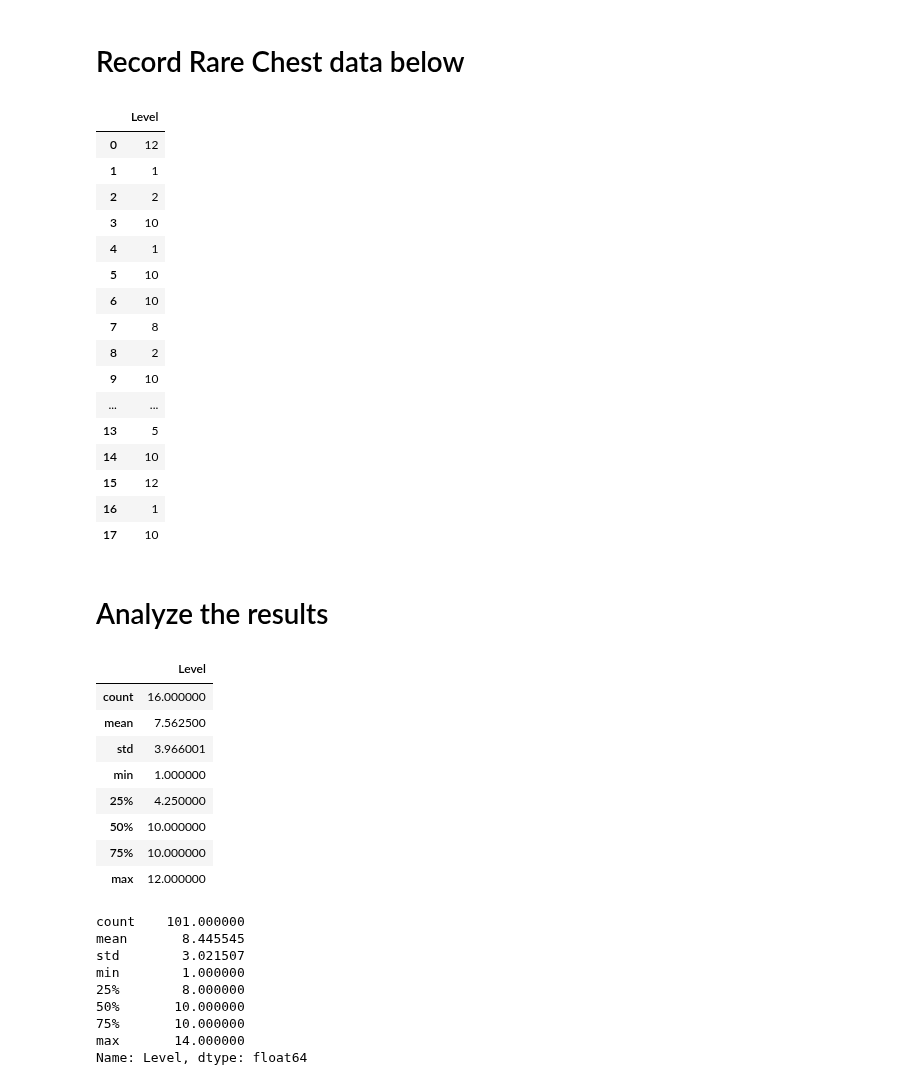
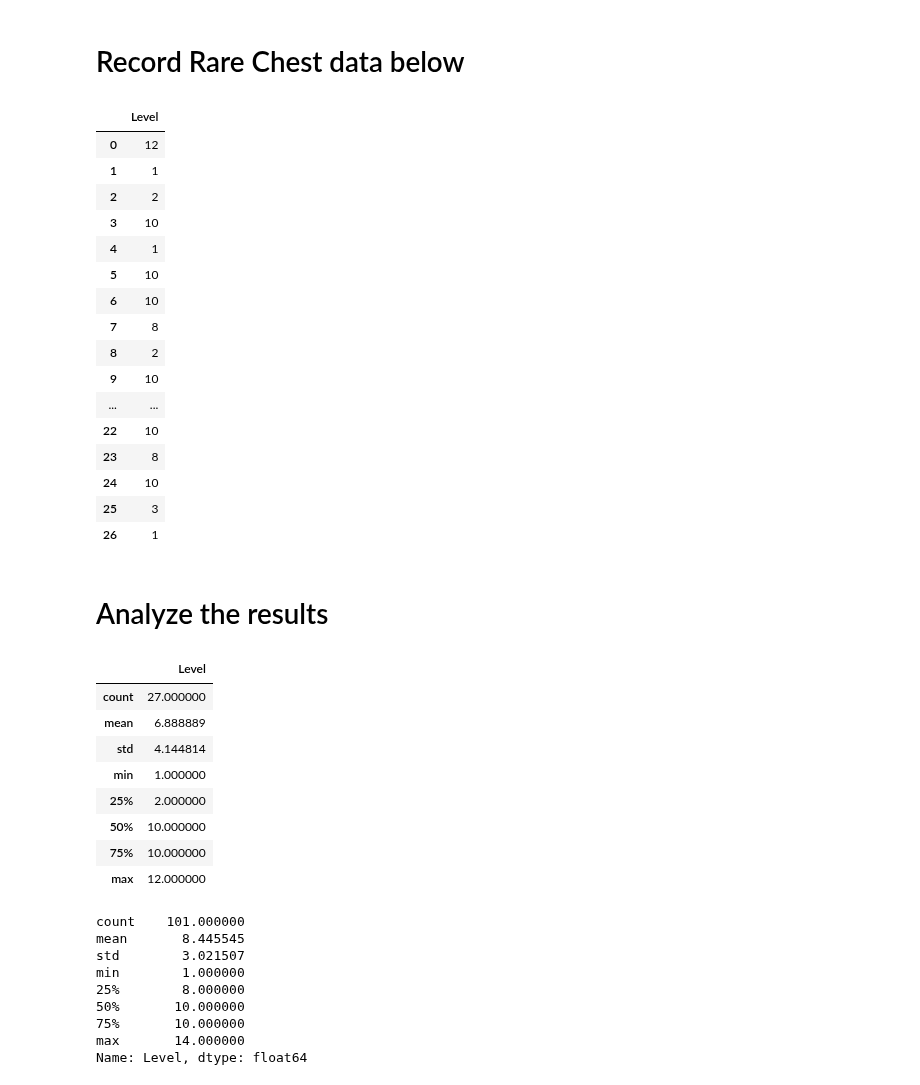
Before and after one commit to HausReport/MightyLogic, a Jupyter notebook: Notebooks/Powerfarming.ipynb, the cells around one changed output. Cells and saved outputs as stored; diff of their text form; code cells hidden in the pictures.

```diff
--- a/Notebooks/Powerfarming.ipynb
+++ b/Notebooks/Powerfarming.ipynb
@@ -168,38 +168,41 @@ df['Level'] = df['Level'].astype(int)
 # %% [markdown]
 # Record Rare Chest data below
 # %%
-rare_chest_levels = pd.DataFrame([12,1,2,10,1,10,10,8,2,10,10,8,10,5,10, 12, 1, 10,1, 10], columns=["Level"])
+rare_chest_levels = pd.DataFrame(
+    [12,1,2,10,1,10,10,8,2,10,10,8,10,5,10, 12, 1, 10,1, 10, 1, 10, 10,8,10, 3, 1],
+    columns=["Level"])
 rare_journey_rewards_levels = pd.DataFrame([10,1,1,10,8,1,10,1], columns=["Level"])
+mercenary_summon_levels = pd.DataFrame([14,3,13,10,10], columns=["Level"])
 rare_chest_levels
 # %% [output]
 |  | Level |
 | 0 | 12 |
 | 1 | 1 |
 | 2 | 2 |
 | 3 | 10 |
 | 4 | 1 |
 | 5 | 10 |
 | 6 | 10 |
 | 7 | 8 |
 | 8 | 2 |
 | 9 | 10 |
 | ... | ... |
-| 13 | 5 |
-| 14 | 10 |
-| 15 | 12 |
-| 16 | 1 |
-| 17 | 10 |
+| 22 | 10 |
+| 23 | 8 |
+| 24 | 10 |
+| 25 | 3 |
+| 26 | 1 |
 # %% [markdown]
 # Analyze the results
 # %%
 rare_chest_levels.describe()
 # %% [output]
 |  | Level |
-| count | 16.000000 |
-| mean | 7.562500 |
-| std | 3.966001 |
+| count | 27.000000 |
+| mean | 6.888889 |
+| std | 4.144814 |
 | min | 1.000000 |
-| 25% | 4.250000 |
+| 25% | 2.000000 |
 | 50% | 10.000000 |
 | 75% | 10.000000 |
 | max | 12.000000 |
```
Also changed, not shown: parts of 4 cells of this notebook.
